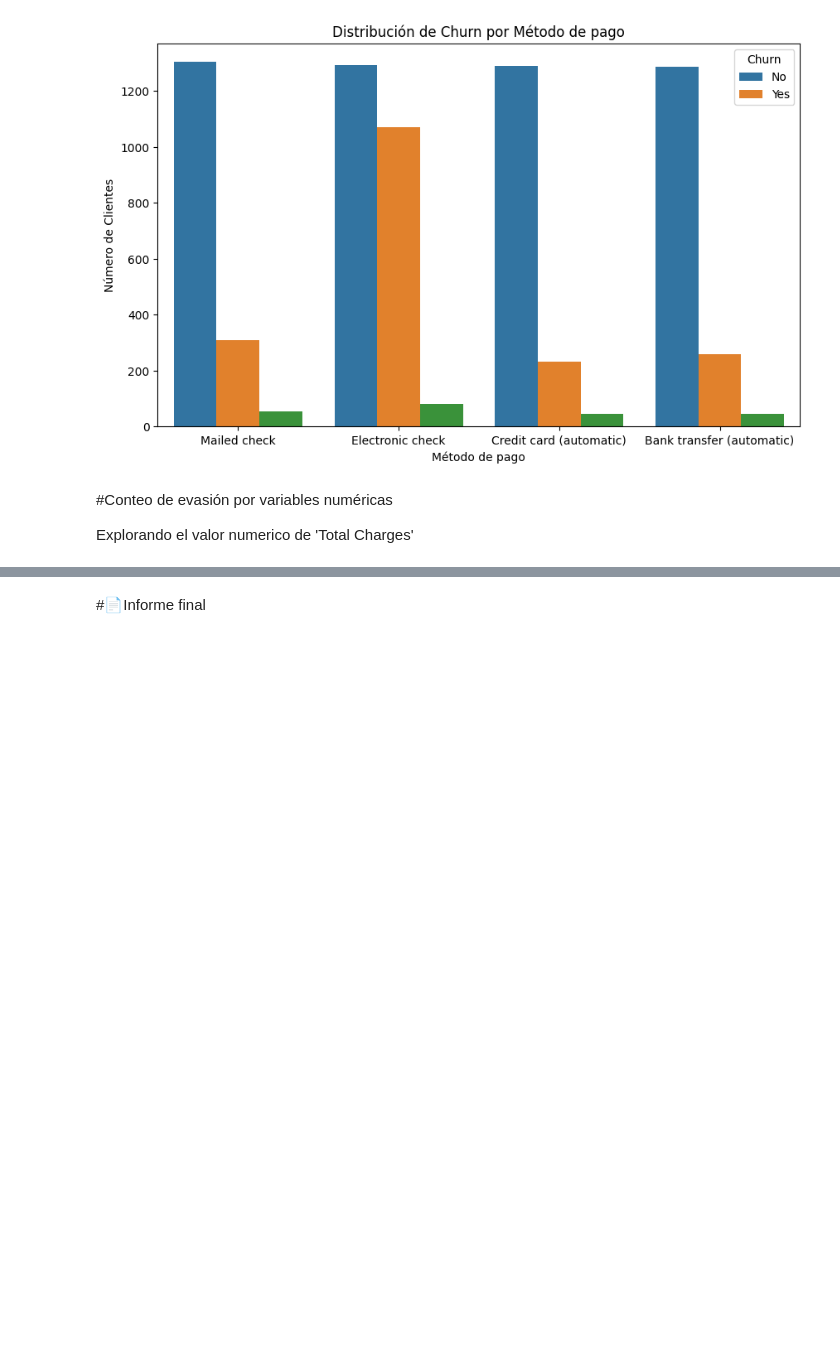
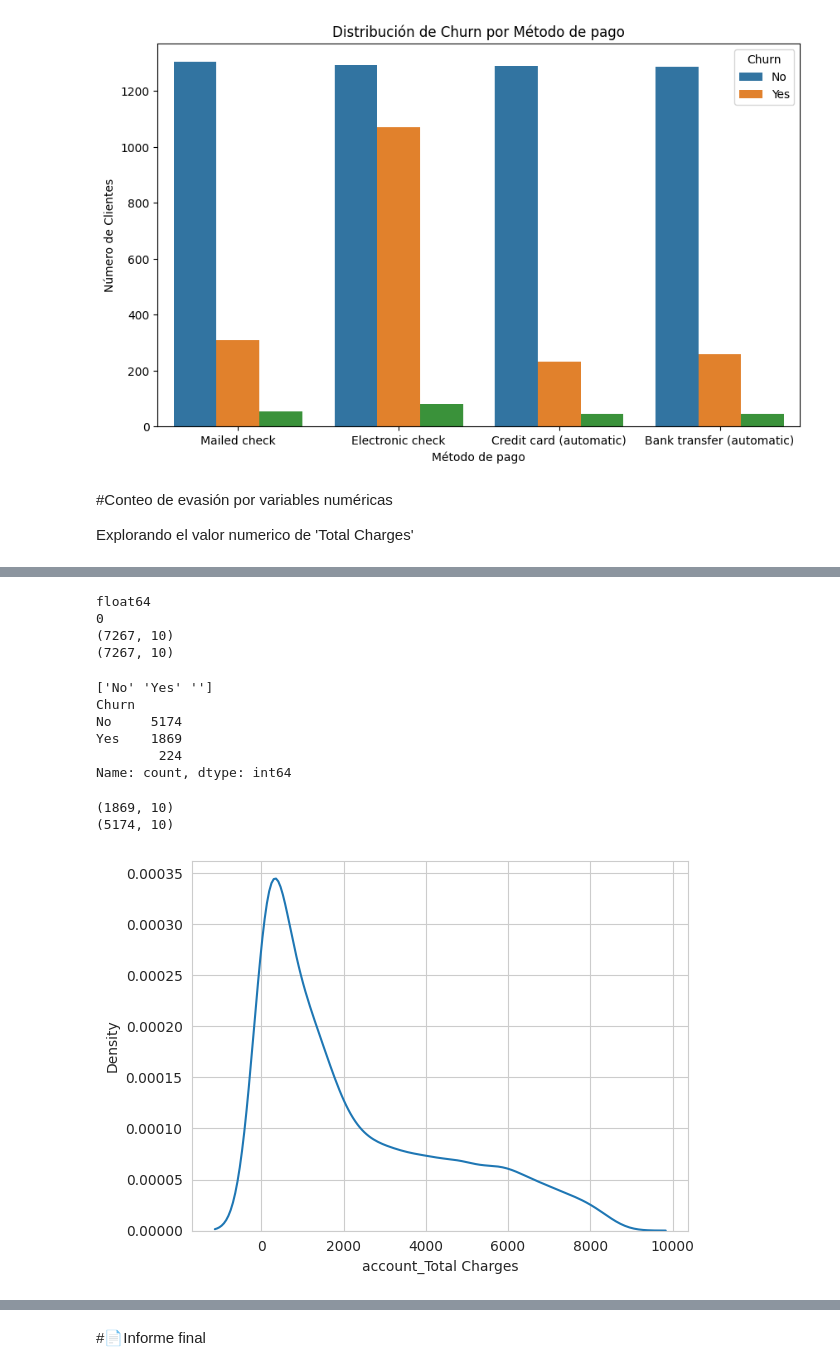
Before and after one commit to AllanFuChao/challenge-telecomx_latam, a Jupyter notebook: TelecomX_LATAM.ipynb, the cells around one changed output, grey strips where cells are left out. Saved outputs shown, nothing was run; the diff lists cells and outputs as text; code cells hidden in the pictures; blank space fills up the shorter version.

```diff
--- a/TelecomX_LATAM.ipynb
+++ b/TelecomX_LATAM.ipynb
@@ -418,18 +426,3 @@ plt.show()
 #Conteo de evasión por variables numéricas
 
 Explorando el valor numerico de 'Total Charges'
-# %%
-import numpy as np
-import pandas as pd
-
-# Extrae la clave 'Charges.Total' de la columna 'account'
-datos_clientes['Charges.Total'] = datos_clientes['account'].apply(lambda x: x.get('Charges.Total'))
-
-# Reemplaza los espacios en blanco con NaN para poder convertir a numérico
-datos_clientes['Charges.Total'] = datos_clientes['Charges.Total'].replace(' ', np.nan)
-
-# Convierte la columna a tipo numérico (float)
-datos_clientes['Charges.Total'] = pd.to_numeric(datos_clientes['Charges.Total'])
-
-# Rellena los valores NaN con 0
-datos_clientes['Charges.Total'] = datos_clientes['Charges.Total'].fillna(0)
@@ -480,0 +433,16 @@ plt.show()
+# %%
+# Reemplaza los espacios en blanco con NaN y convierte la columna a tipo numérico
+account_normalizado['account_Total Charges'] = pd.to_numeric(account_normalizado['account_Total Charges'], errors='coerce')
+
+# Rellena los valores NaN con 0
+account_normalizado['account_Total Charges'] = account_normalizado['account_Total Charges'].fillna(0)
+
+# Combina los datos de la cuenta normalizada con el dataframe principal
+datos_clientes = pd.concat([datos_clientes, account_normalizado], axis=1)
+# %%
+datos_clientes = datos_clientes.reset_index(drop=True)
+account_normalizado = account_normalizado.reset_index(drop=True)
+
+datos_clientes_combinado = pd.concat([datos_clientes, account_normalizado], axis=1)
+
+print(datos_clientes_combinado.columns)
@@ -480,0 +471,3 @@ plt.show()
+# %%
+
+datos_clientes_combinado = pd.concat([datos_clientes, account_normalizado['account_Total Charges']], axis=1)
@@ -480,0 +490,24 @@ plt.show()
+# %%
+print(datos_clientes_combinado['account_Total Charges'].dtype)
+print(datos_clientes_combinado['account_Total Charges'].isnull().sum())
+print(datos_clientes_combinado.shape) # Compara el número de filas
+
+print(datos_clientes_combinado.shape)
+# %% [output]
+float64
+0
+(7267, 10)
+(7267, 10)
+# %%
+# Muestra los valores únicos en la columna Churn
+print(datos_clientes_combinado['Churn'].unique())
+
+# Muestra un conteo de los valores
+print(datos_clientes_combinado['Churn'].value_counts())
+# %% [output]
+['No' 'Yes' '']
+Churn
+No     5174
+Yes    1869
+        224
+Name: count, dtype: int64
@@ -480,0 +517,13 @@ plt.show()
+# %%
+print(churn_si.shape)
+print(churn_no.shape)
+# %% [output]
+(1869, 10)
+(5174, 10)
+# %%
+# Gráfica solo los valores mayores a 0 para ver si hay una distribución
+sns.kdeplot(data=datos_clientes_combinado[datos_clientes_combinado['account_Total Charges'] > 0],
+            x='account_Total Charges')
+plt.show()
+# %% [output]
+[figure, added]
```
Also changed, not shown: parts of 21 cells of this notebook.
